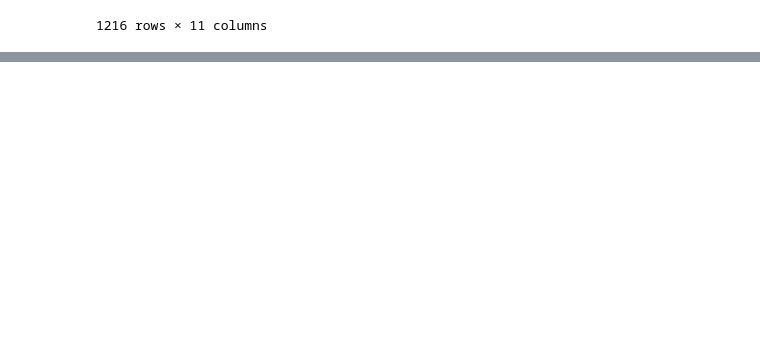
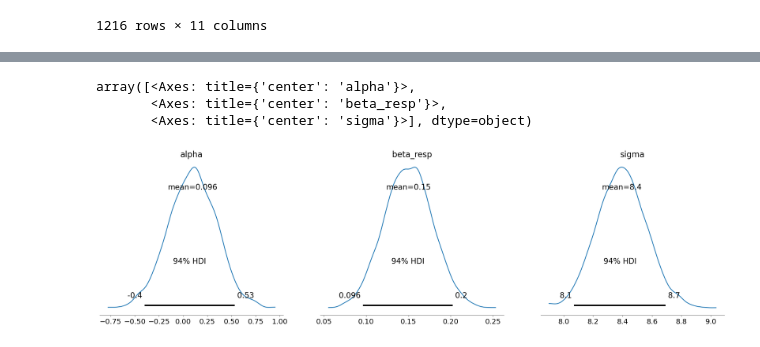
Before and after one commit to MiloszHoleksa/CompCogSci2, a Jupyter notebook: ccs2.ipynb, the cells around one changed output, grey strips where cells are left out. Saved outputs shown, nothing was run; the diff lists cells and outputs as text; code cells hidden in the pictures; blank space fills up the shorter version.

Commit message:
working two models

```diff
--- a/ccs2.ipynb
+++ b/ccs2.ipynb
@@ -360,3 +371,25 @@ plt.show()
 # %%
 df_DELTA_neg.to_csv("df_DELTA_neg.csv", index=False)
 df_DELTA_pos.to_csv("df_DELTA_pos.csv", index=False)
+# %%
+import pymc as pm
+
+
+# Model 1: Ventriloquist Effect
+with pm.Model() as ventriloquist_model:
+    # Priors
+    alpha = pm.Normal('alpha', mu=0, sigma=10)
+    beta_resp = pm.Normal('beta_resp', mu=0, sigma=1)
+    #beta_delta = pm.Normal('beta_delta', mu=0, sigma=1)
+
+    sigma = pm.HalfCauchy('sigma', beta=5)
+
+    # Multimodal prior receptivity
+    #theta = pm.Normal('theta', mu=0, sigma=1)
+
+    # Likelihood
+    mu = alpha + beta_resp * df_cleaned['Relative_response'] #+ beta_delta * df_cleaned['DeltaAV']
+    y_obs = pm.Normal('y_obs', mu=mu, sigma=sigma, observed= df_cleaned['Relative_responses_A'])
+
+    # Sampling
+    trace_ventriloquist = pm.sample(return_inferencedata=True, idata_kwargs={"log_likelihood": True})
@@ -362,0 +403,8 @@ df_DELTA_pos.to_csv("df_DELTA_pos.csv", index=False)
+# %%
+import arviz as az
+az.plot_posterior(trace_ventriloquist)
+# %% [output]
+array([<Axes: title={'center': 'alpha'}>,
+       <Axes: title={'center': 'beta_resp'}>,
+       <Axes: title={'center': 'sigma'}>], dtype=object)
+[figure, added]
```
Also changed, not shown: parts of 9 cells of this notebook, 2 other files.
